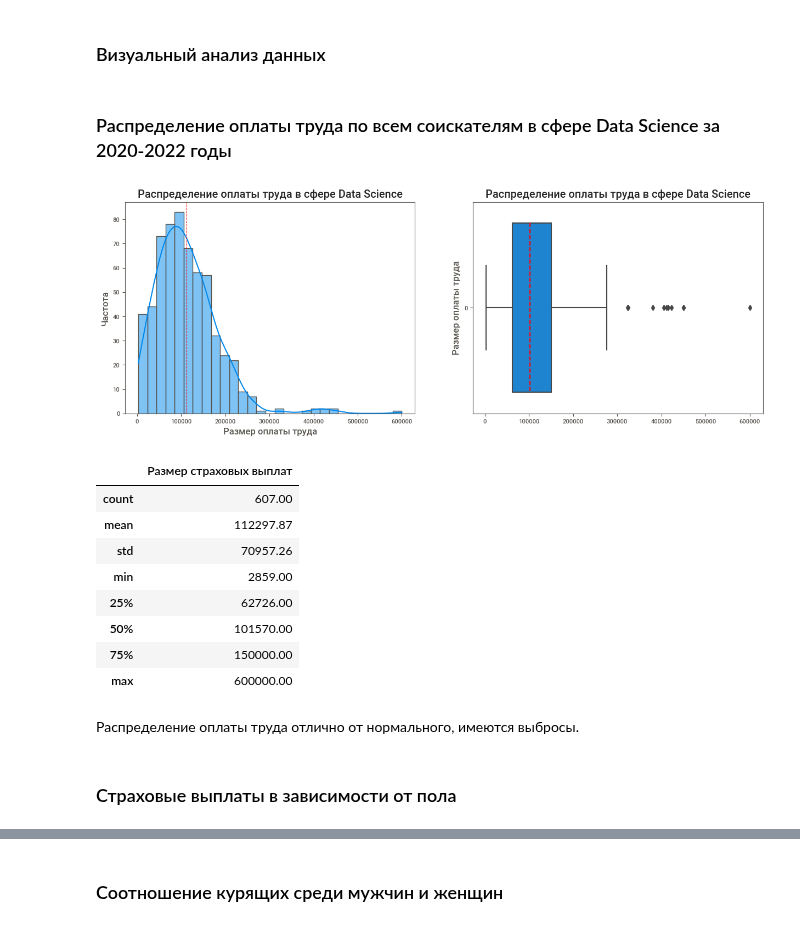
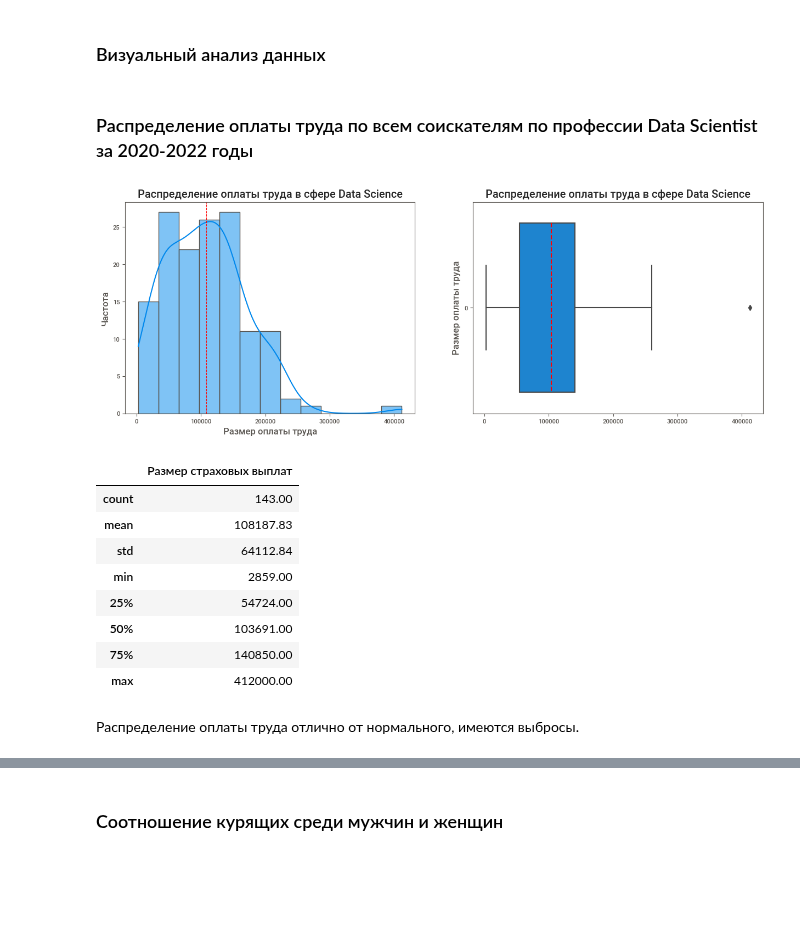
Before and after one commit to DenisMaltsev76/DM_76, a Jupyter notebook: Skillfactory/EDA-4.Практика/asset-v1_SkillFactory+DST-3.0+28FEB2021+type@asset+block@EDA_4_Статистические_тесты_Практика.ipynb, the cells around one changed output, grey strips where cells are left out. Cells and saved outputs as stored; diff of their text form; code cells hidden in the pictures; blank space fills up the shorter version.

```diff
--- a/Skillfactory/EDA-4.Практика/asset-v1_SkillFactory+DST-3.0+28FEB2021+type@asset+block@EDA_4_Статистические_тесты_Практика.ipynb
+++ b/Skillfactory/EDA-4.Практика/asset-v1_SkillFactory+DST-3.0+28FEB2021+type@asset+block@EDA_4_Статистические_тесты_Практика.ipynb
@@ -98,10 +98,10 @@ sns.heatmap(data.isnull()) # # убеждаемся, что датасет бе
 # %% [markdown]
 Проверим данные на наличие полных дубликатов, а также удалим признак salary, аналогичный более универсальному и поддающемуся статестической оработке признаку salary_in_usd, а также удаление признака salary_currency, поскольку мы будем оперировать зарплатой уже переведенной в доллары США. Так же будет удален признак Unnamed не имеющий значения для статистического анализа.
 # %%
+# Проверяем наличие дубликатов:
 print('Количество дубликатов: {}'.format(data[data.duplicated()].shape[0]))
-
-# Удаляем дубликаты:
-data = data.drop(['salary', 'salary_currency'], axis=1)
+# Удаляем столбцы "salary" и "salary_currency" из DataFrame
+data = data.drop(columns=['salary', 'salary_currency'])
 data.info()
 # %% [output]
 Количество дубликатов: 0
@@ -165,37 +165,37 @@ Report SWEETVIZ_REPORT.html was generated! NOTEBOOK/COLAB USERS: the web browser
 # %% [markdown]
 ### Визуальный анализ данных
 # %% [markdown]
-### Распределение оплаты труда по всем соискателям в сфере Data Science за 2020-2022 годы
+### Распределение оплаты труда по всем соискателям по профессии Data Scientist за 2020-2022 годы
 # %%
+filtered_data = data[data['job_title'] == 'Data Scientist']
+
 fig, axes = plt.subplots(1, 2, figsize=(15, 5))
 
-sns.histplot(data['salary_in_usd'], kde=True, ax=axes[0])
+sns.histplot(filtered_data['salary_in_usd'], kde=True, ax=axes[0])
 axes[0].set(xlabel='Размер оплаты труда', ylabel='Частота')
 axes[0].set_title('Распределение оплаты труда в сфере Data Science')
-axes[0].axvline(data['salary_in_usd'].mean(), color='red', linestyle='--', linewidth=0.8)
+axes[0].axvline(filtered_data['salary_in_usd'].mean(), color='red', linestyle='--', linewidth=0.8)
 
-sns.boxplot(data['salary_in_usd'], ax=axes[1], orient='h', medianprops={"color": "red", "linestyle": '--'})
+sns.boxplot(filtered_data['salary_in_usd'], ax=axes[1], orient='h', medianprops={"color": "red", "linestyle": '--'})
 axes[1].set(ylabel='Размер оплаты труда')
 axes[1].set_title('Распределение оплаты труда в сфере Data Science')
 
 plt.show()
 # %% [output]
-[figure, old version]
+[figure, new version]
 # %%
-data_agg = data['salary_in_usd'].describe().round(2).to_frame()
+data_agg = filtered_data['salary_in_usd'].describe().round(2).to_frame()
 data_agg.columns = ['Размер страховых выплат']
 data_agg
 # %% [output]
 |  | Размер страховых выплат |
-| count | 607.00 |
-| mean | 112297.87 |
-| std | 70957.26 |
+| count | 143.00 |
+| mean | 108187.83 |
+| std | 64112.84 |
 | min | 2859.00 |
-| 25% | 62726.00 |
-| 50% | 101570.00 |
-| 75% | 150000.00 |
-| max | 600000.00 |
+| 25% | 54724.00 |
+| 50% | 103691.00 |
+| 75% | 140850.00 |
+| max | 412000.00 |
 # %% [markdown]
 Распределение оплаты труда отлично от нормального, имеются выбросы.
-# %% [markdown]
-### Страховые выплаты в зависимости от пола
```
Also changed, not shown: parts of 40 cells of this notebook.
